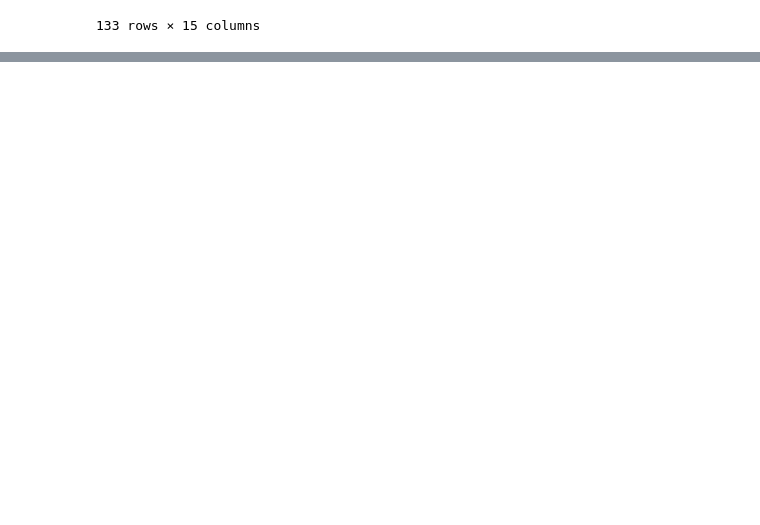
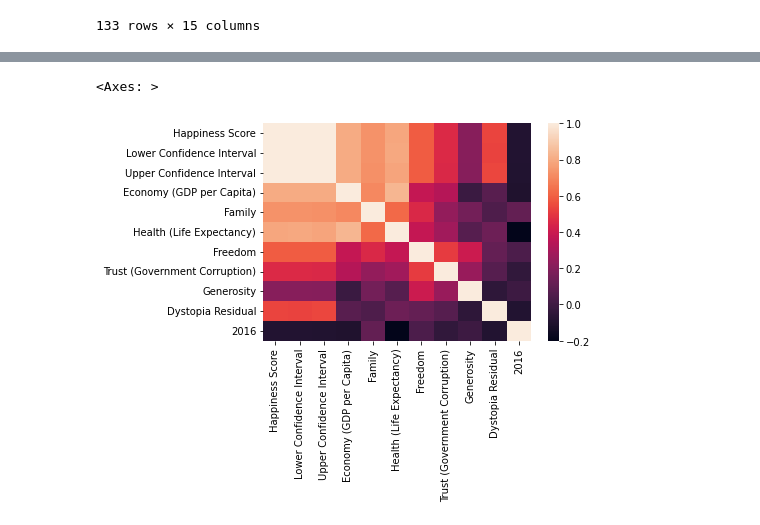
Before and after one commit to vcantrell1009/Final-Project, a Jupyter notebook: VC code/finalproject.ipynb, the cells around one changed output, grey strips where cells are left out. Cells and saved outputs as stored; diff of their text form; code cells hidden in the pictures; blank space fills up the shorter version.

Commit message:
happiness

```diff
--- a/VC code/finalproject.ipynb
+++ b/VC code/finalproject.ipynb
@@ -717,0 +684,2 @@ iplot( fig, validate=False, filename='d3-world-map' )
+# %%
+hapage2= hapage1.drop('Sex', axis=1)
@@ -717,0 +695,2 @@ iplot( fig, validate=False, filename='d3-world-map' )
+# %%
+hapage3= hapage2.drop('Happiness Rank', axis=1)
@@ -717,0 +706,2 @@ iplot( fig, validate=False, filename='d3-world-map' )
+# %%
+hapage4= hapage3.drop('Country', axis=1)
@@ -717,0 +717,2 @@ iplot( fig, validate=False, filename='d3-world-map' )
+# %%
+correlation = hapage4.corr()
@@ -717,0 +746,5 @@ iplot( fig, validate=False, filename='d3-world-map' )
+# %%
+sns.heatmap(correlation)
+# %% [output]
+<Axes: >
+[figure, added]
```
Also changed, not shown: parts of 14 cells of this notebook.
